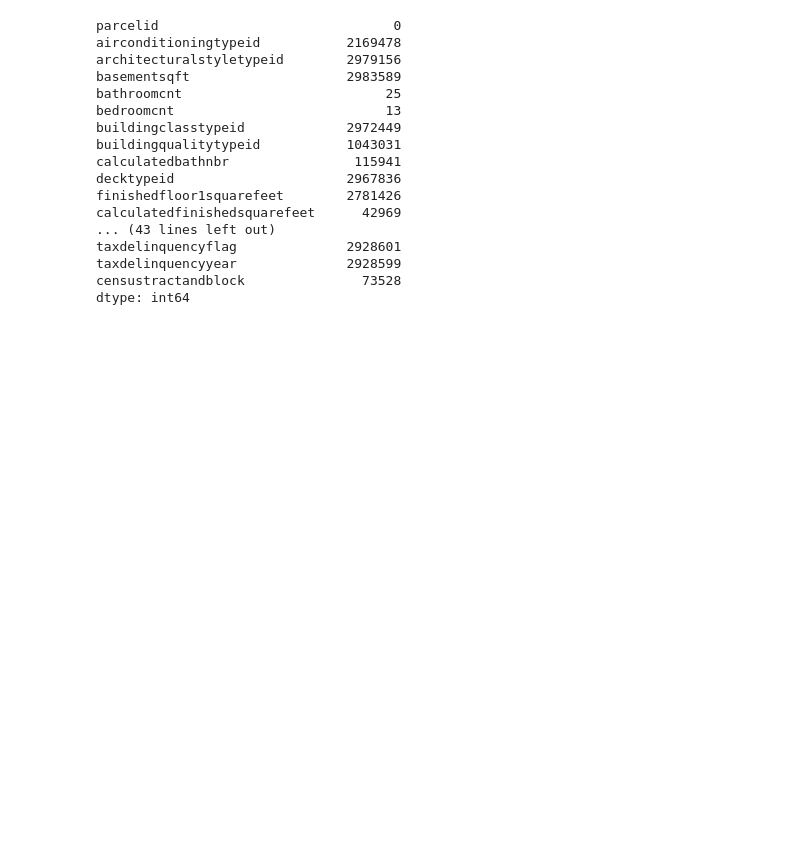
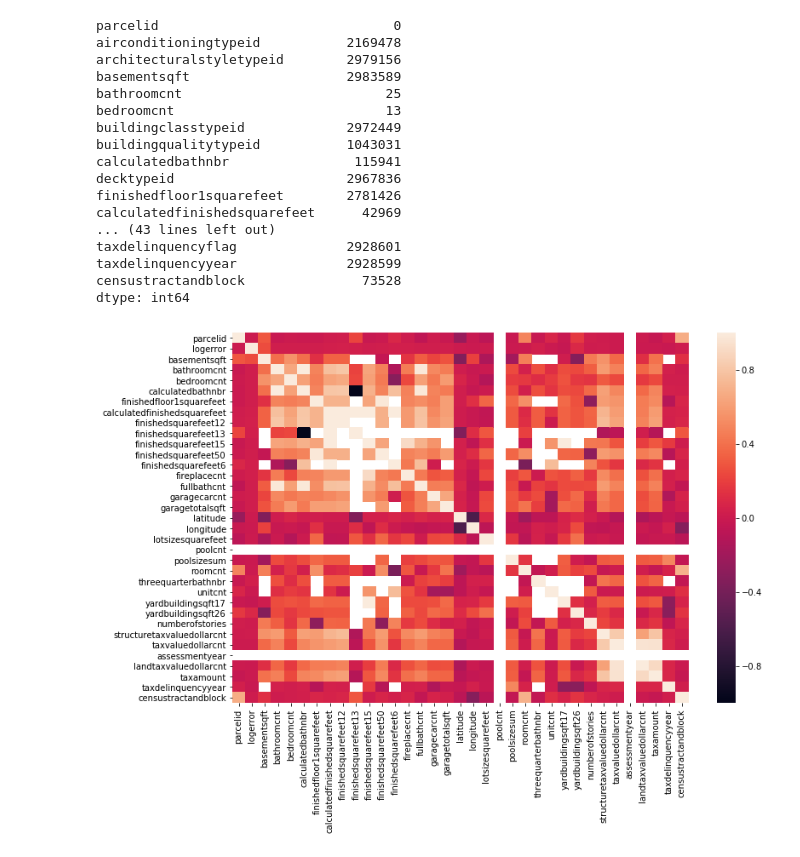
Before and after one commit to ghk829/kaggle, a Jupyter notebook: zillow/20171009_KH.ipynb, the cells around one changed output. Cells and saved outputs as stored; diff of their text form; code cells hidden in the pictures; blank space fills up the shorter version.

```diff
--- a/zillow/20171009_KH.ipynb
+++ b/zillow/20171009_KH.ipynb
@@ -93,3 +94,17 @@ dtype: int64
 ref_2016=prop_2016[prop_2016.latitude.isnull()].parcelid
 na_2016=prop_2017.query('parcelid in @ref_2016')
 prop_2016_2=prop_2016[prop_2016.latitude.notnull()].append(na_2016)
+# %%
+df_train = train_2016.merge(prop_2016_2, how='left', on='parcelid')
+# %%
+#Identify numerical columns to produce a heatmap
+catcols = ['airconditioningtypeid','architecturalstyletypeid','buildingqualitytypeid','buildingclasstypeid','decktypeid','fips','hashottuborspa','heatingorsystemtypeid','pooltypeid10','pooltypeid2','pooltypeid7','propertycountylandusecode','propertylandusetypeid','propertyzoningdesc','rawcensustractandblock','regionidcity','regionidcounty','regionidneighborhood','regionidzip','storytypeid','typeconstructiontypeid','yearbuilt','taxdelinquencyflag']
+numcols = [x for x in df_train.columns if x not in catcols]
+
+#Lets start by plotting a heatmap to determine if any variables are correlated
+plt.figure(figsize = (12,8))
+sns.heatmap(data=df_train[numcols].corr())
+plt.show()
+plt.gcf().clear()
+# %% [output]
+[figure, added]
```
Also changed, not shown: parts of 34 cells of this notebook, 1 other file.
